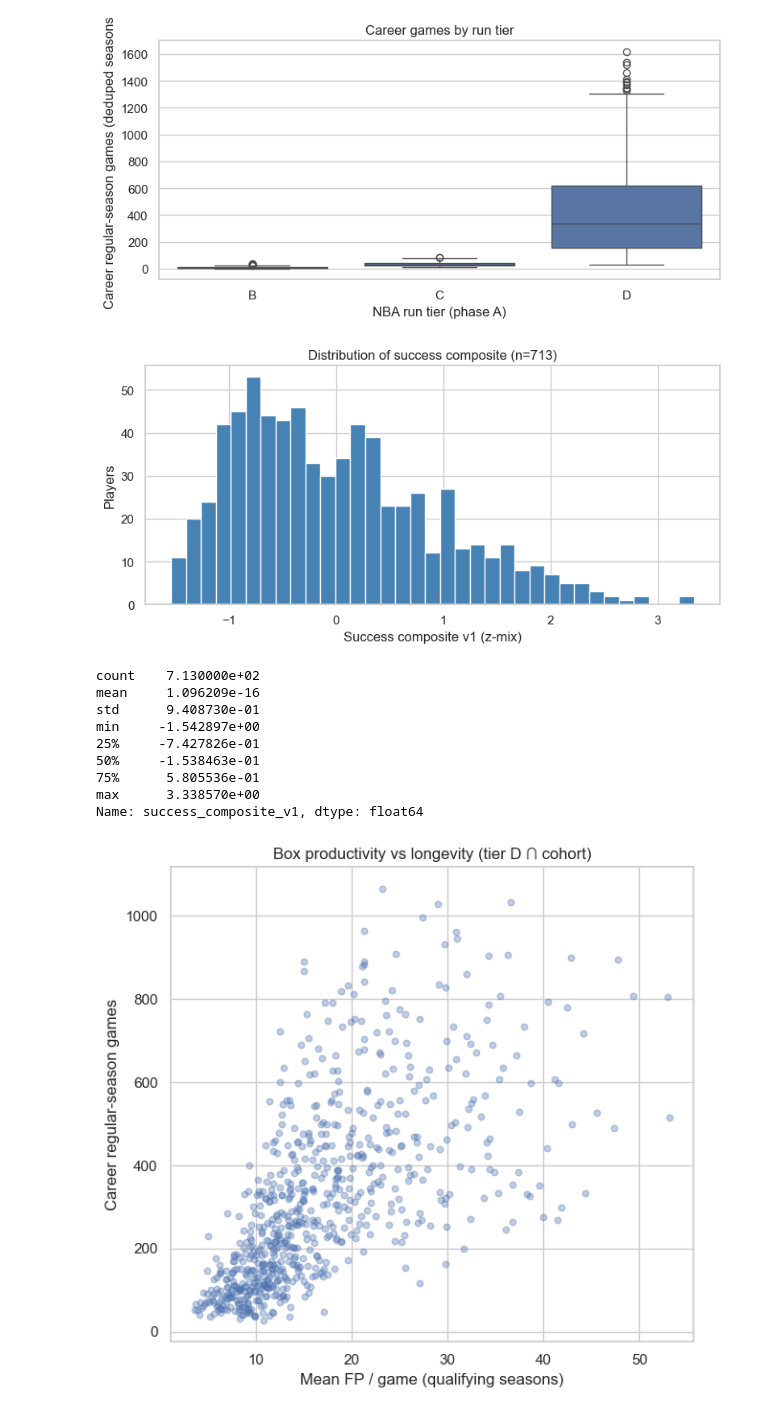
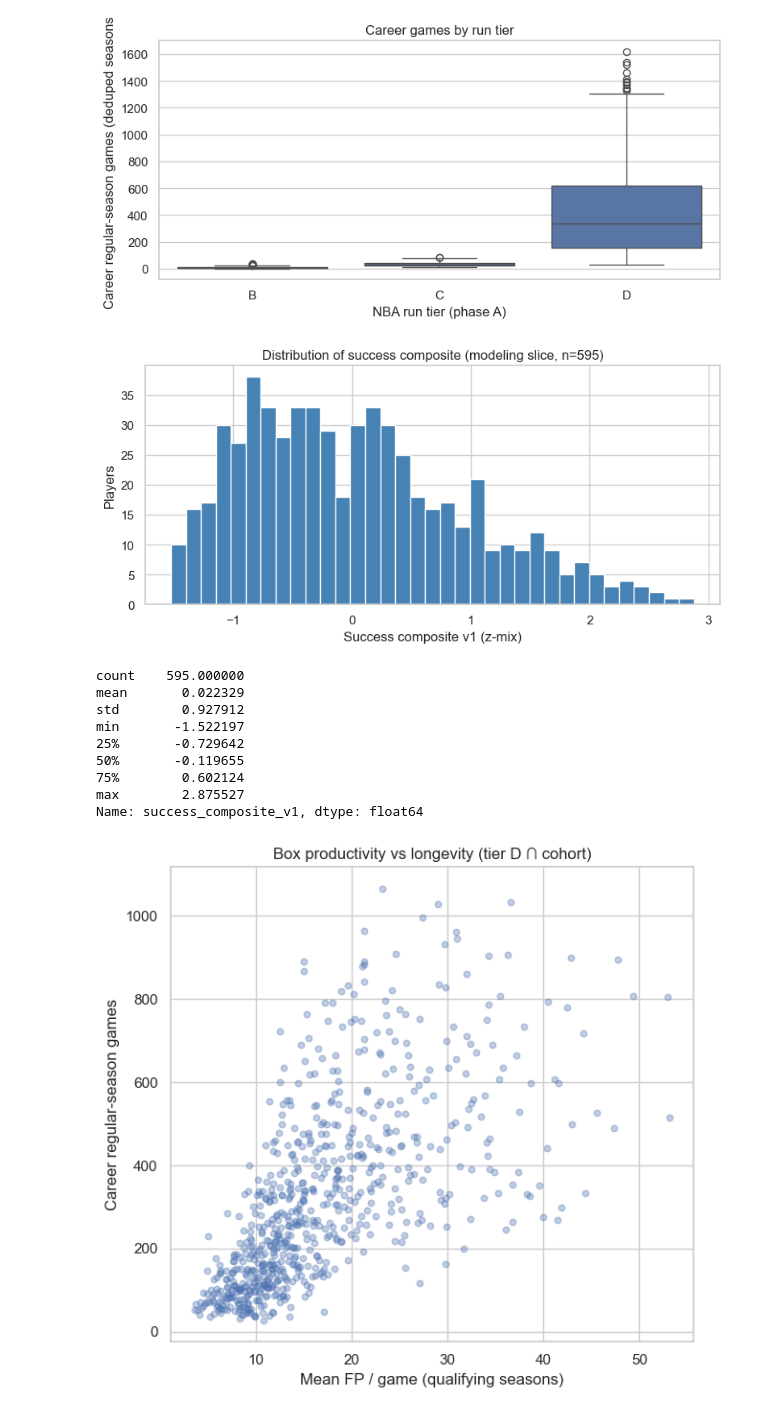
Before and after one commit to zjtippetts/Stat486_NBA_Project, a Jupyter notebook: notebooks/02_eda_outcomes.ipynb, the cells around one changed output. Saved outputs shown, nothing was run; the diff lists cells and outputs as text; code cells hidden in the pictures.

```diff
--- a/notebooks/02_eda_outcomes.ipynb
+++ b/notebooks/02_eda_outcomes.ipynb
@@ -40,10 +40,22 @@ assert ded.groupby(["nba_player_id", "Season"]).size().max() == 1, "dedupe: one
 
 summ = build_player_career_summary(mb)
 summ.to_csv(PROC / "player_career_summary_v1.csv", index=False)
+
+# Modeling slice: same filters as supervised / PCA / Figure 2 histogram (see training_data.build_modeling_cohort_frame).
+_college_bpm = (
+    mb.dropna(subset=["college_player_id", "cbb_advanced_BPM"])
+    .groupby("nba_player_id", as_index=False)[["college_player_id", "cbb_advanced_BPM"]]
+    .first()
+)
+_summ_m = summ.merge(_college_bpm, on="nba_player_id", how="left")
+_modeling_mask = _summ_m["success_composite_v1"].notna() & _summ_m["college_player_id"].notna()
+summ_modeling = _summ_m.loc[_modeling_mask].copy()
+
 print("Players:", len(summ))
 print("Tier counts:\n", summ["nba_run_tier"].value_counts().sort_index())
 print("Entry cohort (any tier):", summ["entry_cohort"].sum())
 print("Composite non-null (D ∩ cohort):", summ["success_composite_v1"].notna().sum())
+print("Modeling slice (add college id + BPM non-null):", len(summ_modeling))
 # %% [output]
 Players: 1812
 Tier counts:
@@ -111,27 +124,27 @@ plt.show()
 # %% [output]
 [figure]
 # %%
-# Primary outcome: composite distribution (tier D + entry cohort only)
-comp = summ["success_composite_v1"].dropna()
+# Histogram: same population as summ_modeling (setup cell).
+comp = summ_modeling["success_composite_v1"]
 fig, ax = plt.subplots(figsize=(8, 4))
 ax.hist(comp, bins=35, color="steelblue", edgecolor="white")
 ax.set_xlabel("Success composite v1 (z-mix)")
 ax.set_ylabel("Players")
-ax.set_title(f"Distribution of success composite (n={len(comp)})")
+ax.set_title(f"Distribution of success composite (modeling slice, n={len(comp)})")
 fig.tight_layout()
 fig.savefig(FIG / "eda_success_composite_hist.png", dpi=150)
 plt.show()
 comp.describe()
 # %% [output]
-[figure, old version]
+[figure, new version]
-count    7.130000e+02
-mean     1.096209e-16
-std      9.408730e-01
-min     -1.542897e+00
-25%     -7.427826e-01
-50%     -1.538463e-01
-75%      5.805536e-01
-max      3.338570e+00
+count    595.000000
+mean       0.022329
+std        0.927912
+min       -1.522197
+25%       -0.729642
+50%       -0.119655
+75%        0.602124
+max        2.875527
 Name: success_composite_v1, dtype: float64
 # %%
 # Bivariate: fantasy rate vs career games (tier D ∩ cohort)
```
Also changed, not shown: parts of 2 cells of this notebook, 21 other files.
